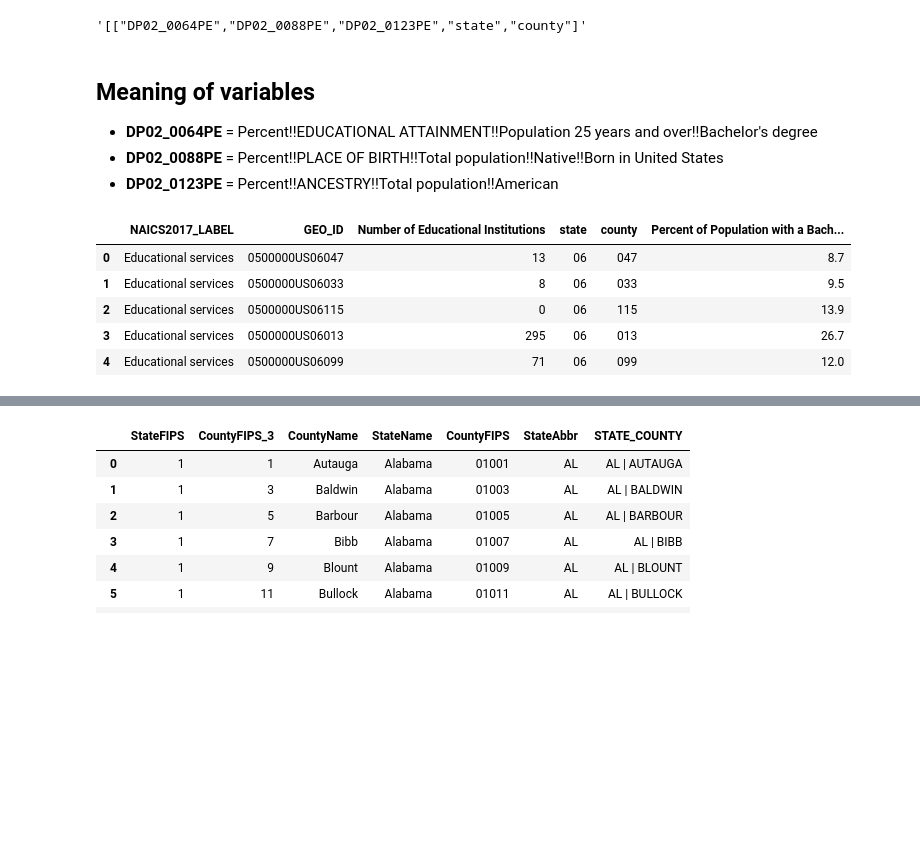
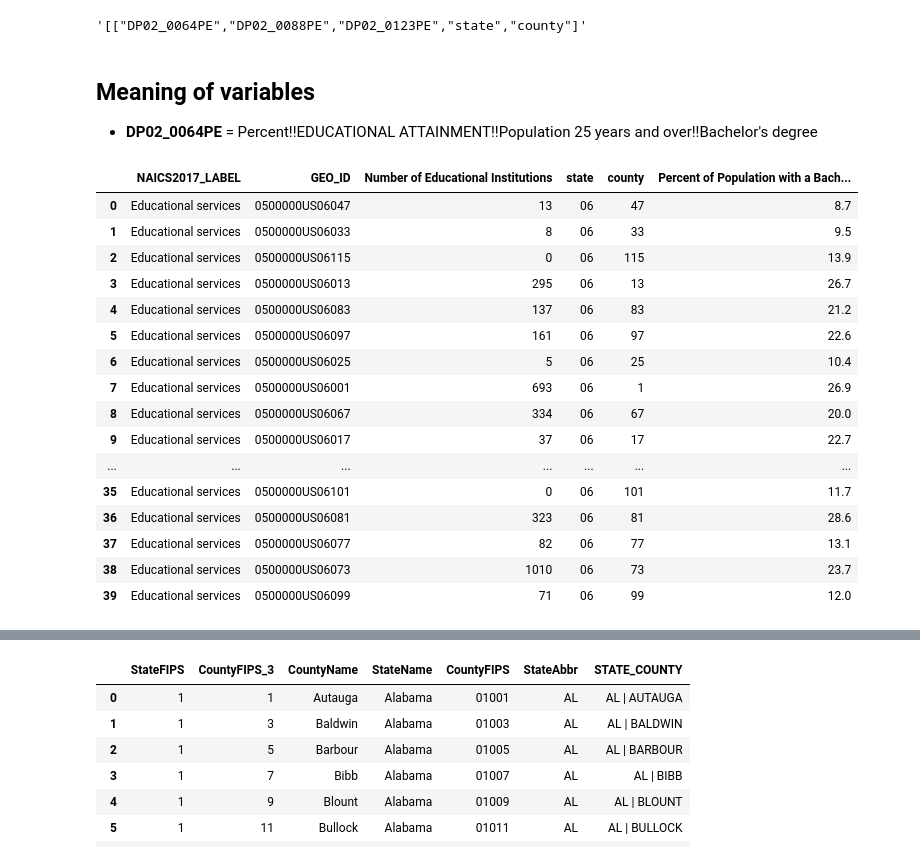
Before and after one commit to leomassoc/LSE-DS105L-Data-Detectives, a Jupyter notebook: notebooks/NB4 Education and Salary - a first overview.ipynb, the cells around one changed output, grey strips where cells are left out. Cells and saved outputs as stored; diff of their text form; code cells hidden in the pictures; blank space fills up the shorter version.

Commit message:
Adding the merged databases

```diff
--- a/notebooks/NB4 Education and Salary - a first overview.ipynb
+++ b/notebooks/NB4 Education and Salary - a first overview.ipynb
@@ -77,8 +82,6 @@ response2.text[0:61]
 # %% [markdown]
 ## Meaning of variables
 - **DP02_0064PE** = Percent!!EDUCATIONAL ATTAINMENT!!Population 25 years and over!!Bachelor's degree
-- **DP02_0088PE** = Percent!!PLACE OF BIRTH!!Total population!!Native!!Born in United States
-- **DP02_0123PE** = Percent!!ANCESTRY!!Total population!!American
 # %%
 pop_chars = json_to_dataframe(response2)
 df = pd.DataFrame(data = pop_chars)
@@ -86,18 +89,33 @@ df_california2 = df[df['state'] == '06']
 # %%
 #Merging the two datasets
 merged_census = pd.merge(df_california1, df_california2, on='county')
-merged_census.head()
 #drop state_y column and rename state_x to state
 merged_census = merged_census.drop(columns=['state_y', 'NAICS2017'])
 merged_census = merged_census.rename(columns={'state_x': 'state', 'FIRM':'Number of Educational Institutions', 'DP02_0064PE':'Percent of Population with a Bachelor\'s Degree'})
+#Convert the columns to the correct data types
+merged_census['Percent of Population with a Bachelor\'s Degree'] = merged_census['Percent of Population with a Bachelor\'s Degree'].astype(float)
+merged_census['county'] = merged_census['county'].astype(int)
 # The last two columns are currently unneeded but will be later used for contextual analysis.
 #Drop the last two columns
 merged_census = merged_census.drop(columns=['DP02_0088PE', 'DP02_0123PE'])
-merged_census.head()
+#Remove leading zeros from county column
+##merged_census = remove_leading_zeros(merged_census, 'county')
+merged_census
 # %% [output]
 |  | NAICS2017_LABEL | GEO_ID | Number of Educational Institutions | state | county | Percent of Population with a Bach... |
-| 0 | Educational services | 0500000US06047 | 13 | 06 | 047 | 8.7 |
-| 1 | Educational services | 0500000US06033 | 8 | 06 | 033 | 9.5 |
+| 0 | Educational services | 0500000US06047 | 13 | 06 | 47 | 8.7 |
+| 1 | Educational services | 0500000US06033 | 8 | 06 | 33 | 9.5 |
 | 2 | Educational services | 0500000US06115 | 0 | 06 | 115 | 13.9 |
-| 3 | Educational services | 0500000US06013 | 295 | 06 | 013 | 26.7 |
-| 4 | Educational services | 0500000US06099 | 71 | 06 | 099 | 12.0 |
+| 3 | Educational services | 0500000US06013 | 295 | 06 | 13 | 26.7 |
+| 4 | Educational services | 0500000US06083 | 137 | 06 | 83 | 21.2 |
+| 5 | Educational services | 0500000US06097 | 161 | 06 | 97 | 22.6 |
+| 6 | Educational services | 0500000US06025 | 5 | 06 | 25 | 10.4 |
+| 7 | Educational services | 0500000US06001 | 693 | 06 | 1 | 26.9 |
+| 8 | Educational services | 0500000US06067 | 334 | 06 | 67 | 20.0 |
+| 9 | Educational services | 0500000US06017 | 37 | 06 | 17 | 22.7 |
+| ... | ... | ... | ... | ... | ... | ... |
+| 35 | Educational services | 0500000US06101 | 0 | 06 | 101 | 11.7 |
+| 36 | Educational services | 0500000US06081 | 323 | 06 | 81 | 28.6 |
+| 37 | Educational services | 0500000US06077 | 82 | 06 | 77 | 13.1 |
+| 38 | Educational services | 0500000US06073 | 1010 | 06 | 73 | 23.7 |
+| 39 | Educational services | 0500000US06099 | 71 | 06 | 99 | 12.0 |
```
Also changed, not shown: parts of 6 cells of this notebook.
